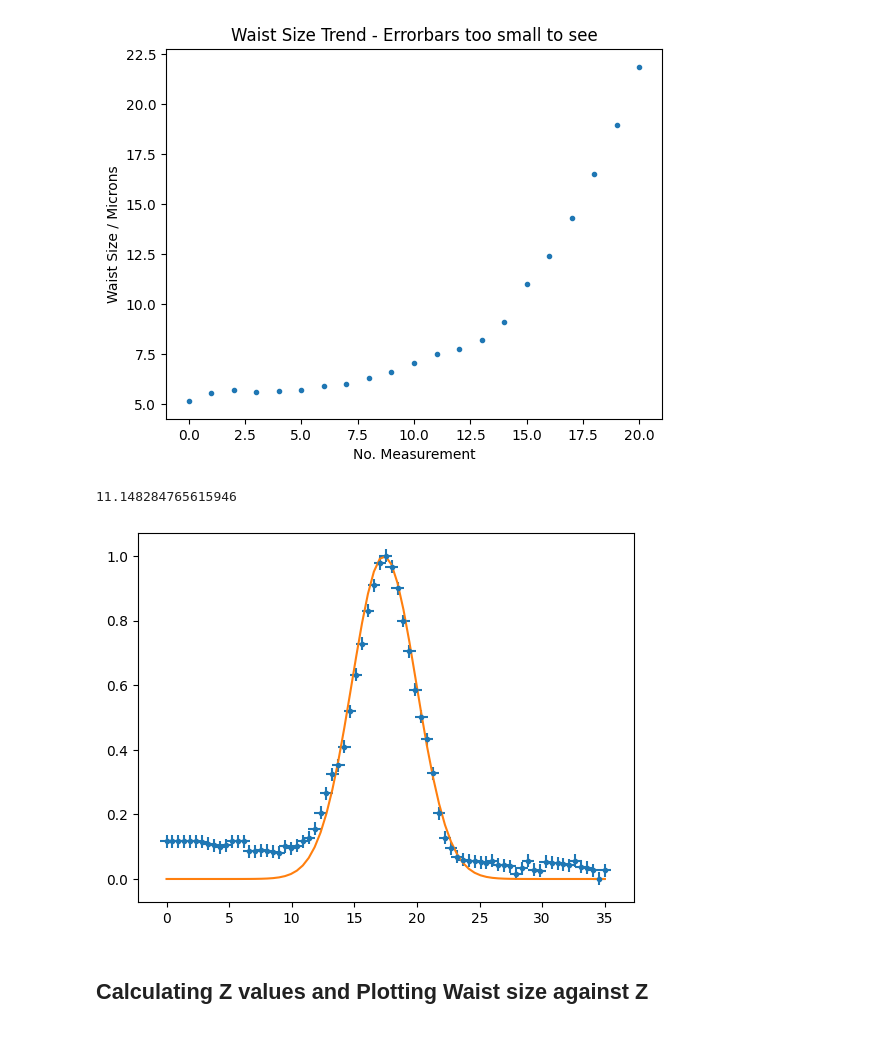
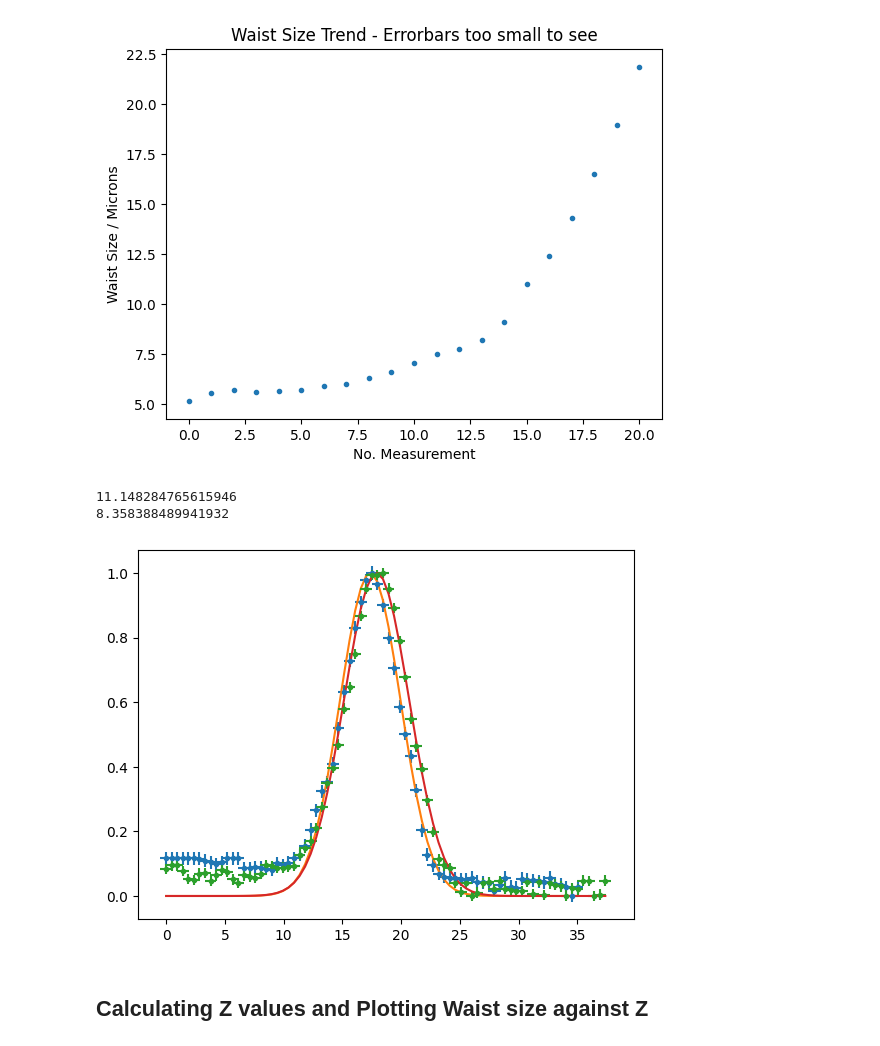
Before and after one commit to akay8/Level4Project, a Jupyter notebook: Cleaved_Fibre.ipynb, the cells around one changed output. Drawn from its saved outputs; the diff is of its cells as text; code cells hidden in the pictures.

```diff
--- a/Cleaved_Fibre.ipynb
+++ b/Cleaved_Fibre.ipynb
@@ -130,13 +130,19 @@ Text(0.5, 1.0, 'Waist Size Trend - Errorbars too small to see')
 [figure]
 # %%
 ind = 0
+ind2 = 1
 
 plt.errorbar(all_distances[ind],all_amps[ind], xerr=all_distances_errors[ind],yerr=all_amps_errors[ind], linestyle = '', marker = 'o', ms = 3)
 plt.plot(all_distances[ind], Gauss(all_distances[ind], *params_[ind,:]))
 print(chi_red_array[ind])
+
+plt.errorbar(all_distances[ind2],all_amps[ind2], xerr=all_distances_errors[ind2],yerr=all_amps_errors[ind2], linestyle = '', marker = 'o', ms = 3)
+plt.plot(all_distances[ind2], Gauss(all_distances[ind2], *params_[ind2,:]))
+print(chi_red_array[ind2])
 # %% [output]
 11.148284765615946
+8.358388489941932
-[figure, old version]
+[figure, new version]
 # %% [markdown]
 ## Calculating Z values and Plotting Waist size against Z
 # %%
```
